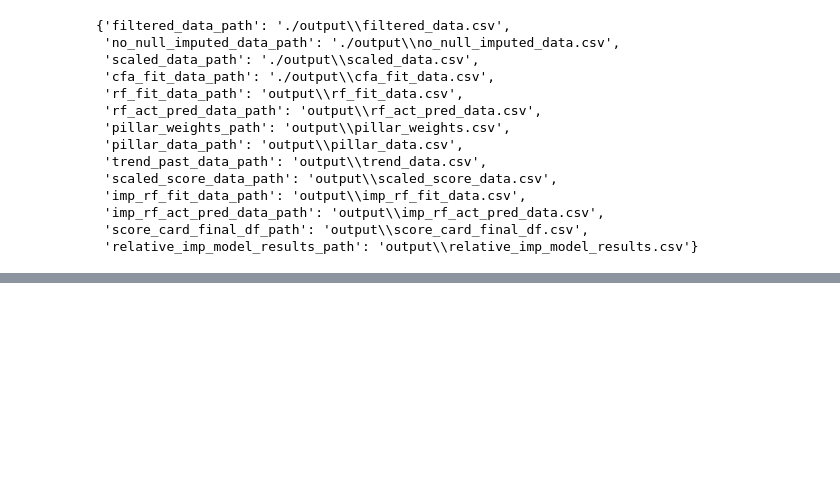
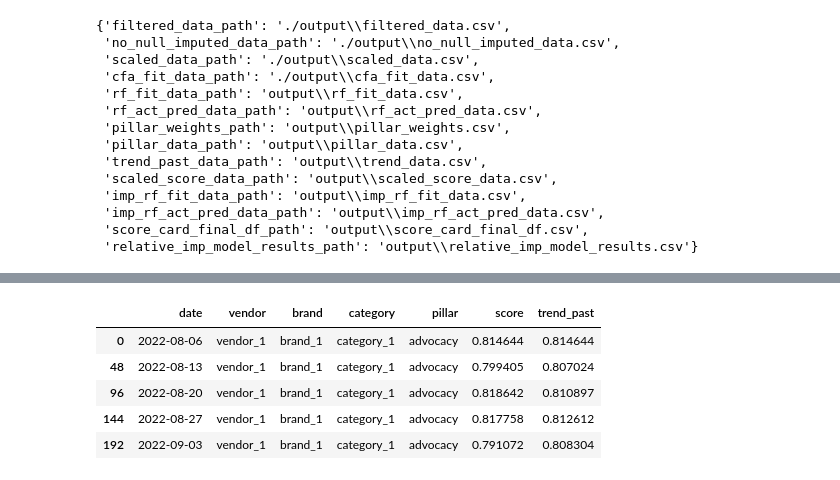
Before and after one commit to vks-varma/brandhub-capability, a Jupyter notebook: notebooks/scorecard_creation.ipynb, the cells around one changed output, grey strips where cells are left out. Cells and saved outputs as stored; diff of their text form; code cells hidden in the pictures; blank space fills up the shorter version.

```diff
--- a/notebooks/scorecard_creation.ipynb
+++ b/notebooks/scorecard_creation.ipynb
@@ -101,0 +120,9 @@ See the caveats in the documentation: https://pandas.pydata.org/pandas-docs/stab
+# %%
+trend_past_data.head()
+# %% [output]
+|  | date | vendor | brand | category | pillar | score | trend_past |
+| 0 | 2022-08-06 | vendor_1 | brand_1 | category_1 | advocacy | 0.814644 | 0.814644 |
+| 48 | 2022-08-13 | vendor_1 | brand_1 | category_1 | advocacy | 0.799405 | 0.807024 |
+| 96 | 2022-08-20 | vendor_1 | brand_1 | category_1 | advocacy | 0.818642 | 0.810897 |
+| 144 | 2022-08-27 | vendor_1 | brand_1 | category_1 | advocacy | 0.817758 | 0.812612 |
+| 192 | 2022-09-03 | vendor_1 | brand_1 | category_1 | advocacy | 0.791072 | 0.808304 |
```
Also changed, not shown: parts of 7 cells of this notebook, 3 other files.
